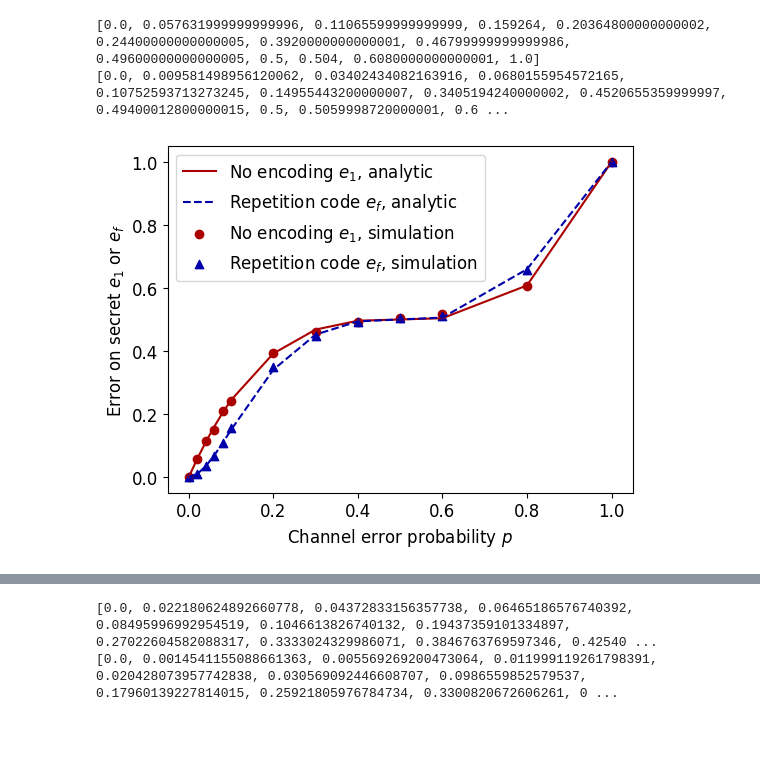
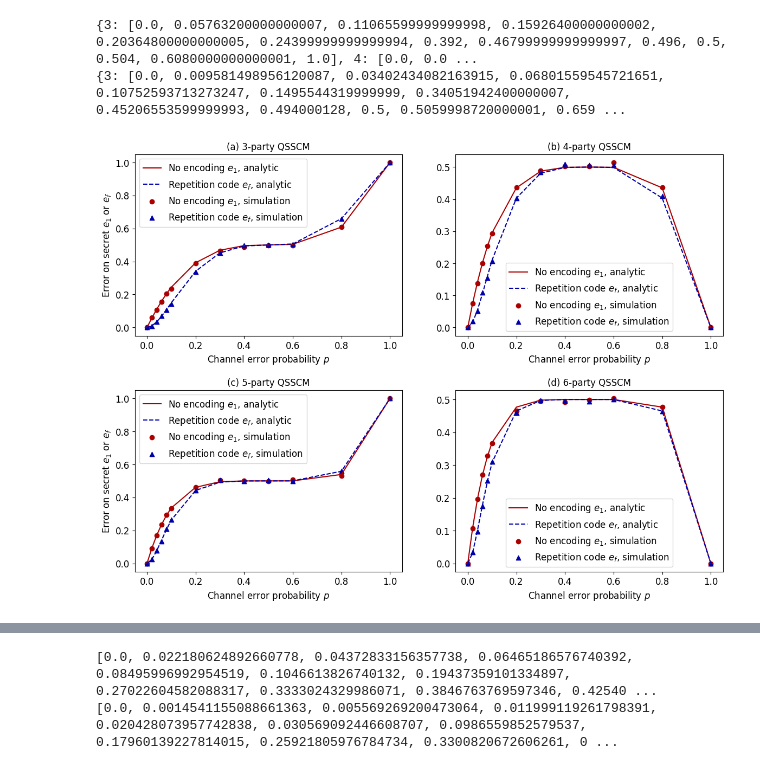
Before and after one commit to sp-k/NoisyQSS, a Jupyter notebook: Untitled.ipynb, the cells around one changed output, grey strips where cells are left out. Drawn from its saved outputs; the diff is of its cells as text; code cells hidden in the pictures; blank space fills up the shorter version.

Commit message:
Repetition code

```diff
--- a/Untitled.ipynb
+++ b/Untitled.ipynb
@@ -98,21 +174,23 @@ print(err_lQEC)
 # %%
-err = []
-erq = []
-for param in [0.0, 0.02, 0.04, 0.06, 0.08, 0.1, 0.2, 0.3, 0.4, 0.5, 0.6, 0.8, 1.0]:
-    param
-    err.append(3*param*(1-param)**2+param**3)
-    erq.append(3*err[-1]**2*(1-err[-1])+err[-1]**3)
+err = {}
+erq = {}
+for num_party in num_parties:
+    err[num_party] = []
+    erq[num_party] = []
+    for param in [0.0, 0.02, 0.04, 0.06, 0.08, 0.1, 0.2, 0.3, 0.4, 0.5, 0.6, 0.8, 1.0]:
+        err[num_party].append(0.5*(1-(1-2*param)**num_party))
+        erq[num_party].append(3*err[num_party][-1]**2*(1-err[num_party][-1])+err[num_party][-1]**3)
 
 print(err)
 print(erq)
 # %% [output]
-[0.0, 0.057631999999999996, 0.11065599999999999, 0.159264, 0.20364800000000002, 0.24400000000000005, 0.3920000000000001, 0.46799999999999986, 0.49600000000000005, 0.5, 0.504, 0.6080000000000001, 1.0]
-[0.0, 0.009581498956120062, 0.03402434082163916, 0.0680155954572165, 0.10752593713273245, 0.14955443200000007, 0.3405194240000002, 0.4520655359999997, 0.49400012800000015, 0.5, 0.5059998720000001, 0.6 ...
+{3: [0.0, 0.05763200000000007, 0.11065599999999998, 0.15926400000000002, 0.20364800000000005, 0.24399999999999994, 0.392, 0.46799999999999997, 0.496, 0.5, 0.504, 0.6080000000000001, 1.0], 4: [0.0, 0.0 ...
+{3: [0.0, 0.009581498956120087, 0.03402434082163915, 0.06801559545721651, 0.10752593713273247, 0.1495544319999999, 0.34051942400000007, 0.45206553599999993, 0.494000128, 0.5, 0.5059998720000001, 0.659 ...
 # %%
 from matplotlib.pyplot import rcParams
 
 params = {
-          'figure.figsize': (6, 4.5),
+          'figure.figsize': (14, 10),
           'legend.fontsize': 12,
           'axes.labelsize': 12,
           'xtick.labelsize': 12,
@@ -120,22 +198,60 @@ params = {
          }
 rcParams.update(params)
 # %%
-from matplotlib.pyplot import subplots, legend, show, savefig
+from matplotlib.pyplot import subplots, legend, show, savefig, subplots_adjust
 
-_, ax = subplots(1, 1)
-ax.plot([0.0, 0.02, 0.04, 0.06, 0.08, 0.1, 0.2, 0.3, 0.4, 0.5, 0.6, 0.8, 1.0], err, label = r'No encoding $e_1$, analytic', color = '#a00')
-ax.plot([0.0, 0.02, 0.04, 0.06, 0.08, 0.1, 0.2, 0.3, 0.4, 0.5, 0.6, 0.8, 1.0], erq, label = r'Repetition code $e_f$, analytic', ls = '--', color = '#00a')
-ax.scatter([0.0, 0.02, 0.04, 0.06, 0.08, 0.1, 0.2, 0.3, 0.4, 0.5, 0.6, 0.8, 1.0], err_list, label = r'No encoding $e_1$, simulation', marker = 'o', color = '#a00')
-ax.scatter([0.0, 0.02, 0.04, 0.06, 0.08, 0.1, 0.2, 0.3, 0.4, 0.5, 0.6, 0.8, 1.0], err_lQEC, label = r'Repetition code $e_f$, simulation', marker = '^', color = '#00a')
+fig, ax = subplots(2, 2)
 
+subplots_adjust(hspace = 0.3)
 
-ax.set_xlabel(r'Channel error probability $p$')
-ax.set_ylabel(r'Error on secret $e_1$ or $e_f$')
+ax[0, 0].plot([0.0, 0.02, 0.04, 0.06, 0.08, 0.1, 0.2, 0.3, 0.4, 0.5, 0.6, 0.8, 1.0], err[3], label = r'No encoding $e_1$, analytic', color = '#a00')
+ax[0, 0].plot([0.0, 0.02, 0.04, 0.06, 0.08, 0.1, 0.2, 0.3, 0.4, 0.5, 0.6, 0.8, 1.0], erq[3], label = r'Repetition code $e_f$, analytic', ls = '--', color = '#00a')
+ax[0, 0].scatter([0.0, 0.02, 0.04, 0.06, 0.08, 0.1, 0.2, 0.3, 0.4, 0.5, 0.6, 0.8, 1.0], err_list[3], label = r'No encoding $e_1$, simulation', marker = 'o', color = '#a00')
+ax[0, 0].scatter([0.0, 0.02, 0.04, 0.06, 0.08, 0.1, 0.2, 0.3, 0.4, 0.5, 0.6, 0.8, 1.0], err_lQEC[3], label = r'Repetition code $e_f$, simulation', marker = '^', color = '#00a')
 
-legend()
+ax[0, 0].set_xlabel(r'Channel error probability $p$')
+ax[0, 0].set_ylabel(r'Error on secret $e_1$ or $e_f$')
 
-savefig("Figure1.pdf", format="pdf", bbox_inches="tight")
+ax[0, 0].legend()
+
+ax[0, 0].set_title('(a) 3-party QSSCM')
+
+ax[0, 1].plot([0.0, 0.02, 0.04, 0.06, 0.08, 0.1, 0.2, 0.3, 0.4, 0.5, 0.6, 0.8, 1.0], err[4], label = r'No encoding $e_1$, analytic', color = '#a00')
+ax[0, 1].plot([0.0, 0.02, 0.04, 0.06, 0.08, 0.1, 0.2, 0.3, 0.4, 0.5, 0.6, 0.8, 1.0], erq[4], label = r'Repetition code $e_f$, analytic', ls = '--', color = '#00a')
+ax[0, 1].scatter([0.0, 0.02, 0.04, 0.06, 0.08, 0.1, 0.2, 0.3, 0.4, 0.5, 0.6, 0.8, 1.0], err_list[4], label = r'No encoding $e_1$, simulation', marker = 'o', color = '#a00')
+ax[0, 1].scatter([0.0, 0.02, 0.04, 0.06, 0.08, 0.1, 0.2, 0.3, 0.4, 0.5, 0.6, 0.8, 1.0], err_lQEC[4], label = r'Repetition code $e_f$, simulation', marker = '^', color = '#00a')
+
+ax[0, 1].set_xlabel(r'Channel error probability $p$')
+
+ax[0, 1].legend()
+
+ax[0, 1].set_title('(b) 4-party QSSCM')
+
+ax[1, 0].plot([0.0, 0.02, 0.04, 0.06, 0.08, 0.1, 0.2, 0.3, 0.4, 0.5, 0.6, 0.8, 1.0], err[5], label = r'No encoding $e_1$, analytic', color = '#a00')
+ax[1, 0].plot([0.0, 0.02, 0.04, 0.06, 0.08, 0.1, 0.2, 0.3, 0.4, 0.5, 0.6, 0.8, 1.0], erq[5], label = r'Repetition code $e_f$, analytic', ls = '--', color = '#00a')
+ax[1, 0].scatter([0.0, 0.02, 0.04, 0.06, 0.08, 0.1, 0.2, 0.3, 0.4, 0.5, 0.6, 0.8, 1.0], err_list[5], label = r'No encoding $e_1$, simulation', marker = 'o', color = '#a00')
+ax[1, 0].scatter([0.0, 0.02, 0.04, 0.06, 0.08, 0.1, 0.2, 0.3, 0.4, 0.5, 0.6, 0.8, 1.0], err_lQEC[5], label = r'Repetition code $e_f$, simulation', marker = '^', color = '#00a')
+
+ax[1, 0].set_xlabel(r'Channel error probability $p$')
+ax[1, 0].set_ylabel(r'Error on secret $e_1$ or $e_f$')
+
+ax[1, 0].legend()
+
+ax[1, 0].set_title('(c) 5-party QSSCM')
+
+ax[1, 1].plot([0.0, 0.02, 0.04, 0.06, 0.08, 0.1, 0.2, 0.3, 0.4, 0.5, 0.6, 0.8, 1.0], err[6], label = r'No encoding $e_1$, analytic', color = '#a00')
+ax[1, 1].plot([0.0, 0.02, 0.04, 0.06, 0.08, 0.1, 0.2, 0.3, 0.4, 0.5, 0.6, 0.8, 1.0], erq[6], label = r'Repetition code $e_f$, analytic', ls = '--', color = '#00a')
+ax[1, 1].scatter([0.0, 0.02, 0.04, 0.06, 0.08, 0.1, 0.2, 0.3, 0.4, 0.5, 0.6, 0.8, 1.0], err_list[6], label = r'No encoding $e_1$, simulation', marker = 'o', color = '#a00')
+ax[1, 1].scatter([0.0, 0.02, 0.04, 0.06, 0.08, 0.1, 0.2, 0.3, 0.4, 0.5, 0.6, 0.8, 1.0], err_lQEC[6], label = r'Repetition code $e_f$, simulation', marker = '^', color = '#00a')
+
+ax[1, 1].set_xlabel(r'Channel error probability $p$')
+
+ax[1, 1].legend()
+
+ax[1, 1].set_title('(d) 6-party QSSCM')
+
+savefig("rep_flip.png", format="png", bbox_inches="tight")
 
 show()
 # %% [output]
-[figure, old version]
+[figure, new version]
```
Also changed, not shown: parts of 12 cells of this notebook, 7 other files.
